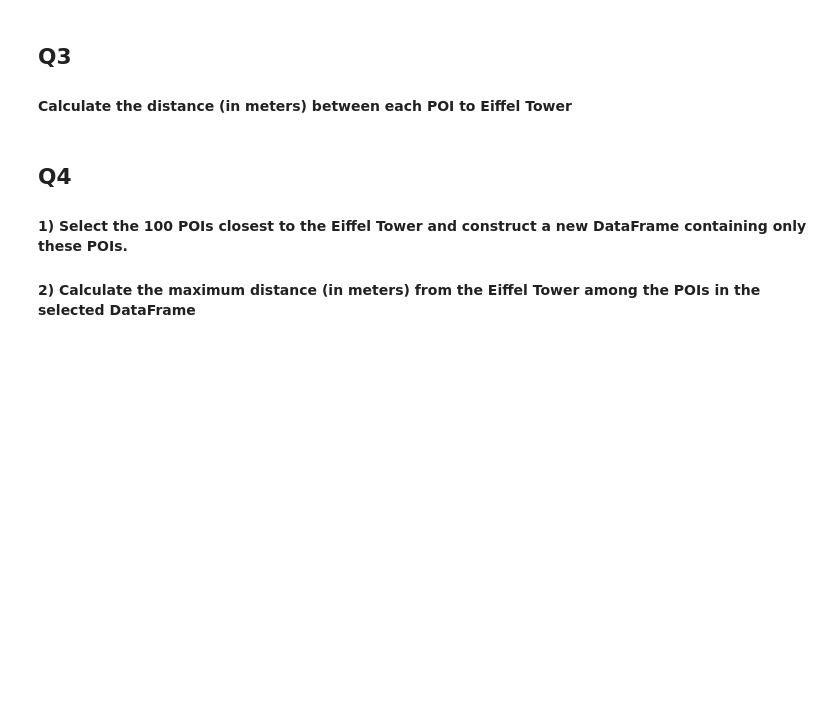
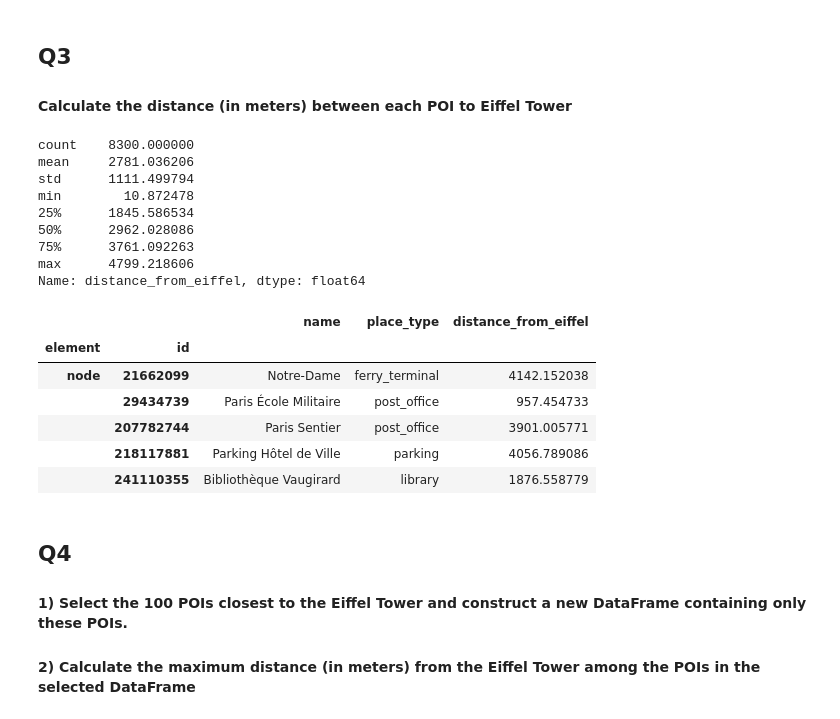
Before and after one commit to michael-sorani/LM4GeoAI, a Jupyter notebook: Exercises/EX_1_Geo_Semantic_Search.ipynb, the cells around one changed output. Saved outputs shown, nothing was run; the diff lists cells and outputs as text; code cells hidden in the pictures; blank space fills up the shorter version.

```diff
--- a/Exercises/EX_1_Geo_Semantic_Search.ipynb
+++ b/Exercises/EX_1_Geo_Semantic_Search.ipynb
@@ -136,6 +170,27 @@ pois.head()
 ## Q3
 
 #### Calculate the distance (in meters) between each POI to Eiffel Tower
+# %%
+pois['distance_from_eiffel'] = pois['geometry'].distance(EIFFEL)
+print(pois['distance_from_eiffel'].describe())
+pois[['name', 'place_type', 'distance_from_eiffel']].head()
+# %% [output]
+count    8300.000000
+mean     2781.036206
+std      1111.499794
+min        10.872478
+25%      1845.586534
+50%      2962.028086
+75%      3761.092263
+max      4799.218606
+Name: distance_from_eiffel, dtype: float64
+|  |  | name | place_type | distance_from_eiffel |
+| element | id |  |  |  |
+| node | 21662099 | Notre-Dame | ferry_terminal | 4142.152038 |
+|  | 29434739 | Paris École Militaire | post_office | 957.454733 |
+|  | 207782744 | Paris Sentier | post_office | 3901.005771 |
+|  | 218117881 | Parking Hôtel de Ville | parking | 4056.789086 |
+|  | 241110355 | Bibliothèque Vaugirard | library | 1876.558779 |
 # %% [markdown]
 ## Q4
 
```
Also changed, not shown: parts of 9 cells of this notebook.
